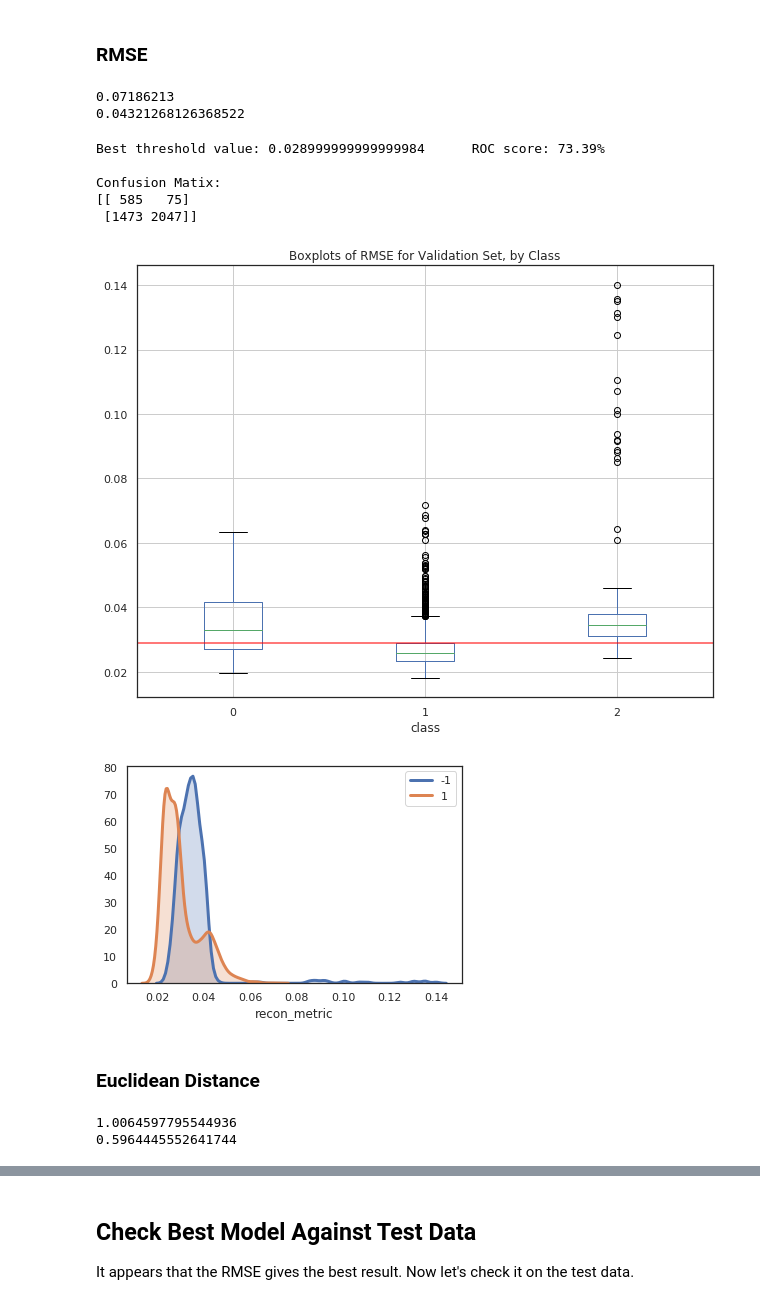
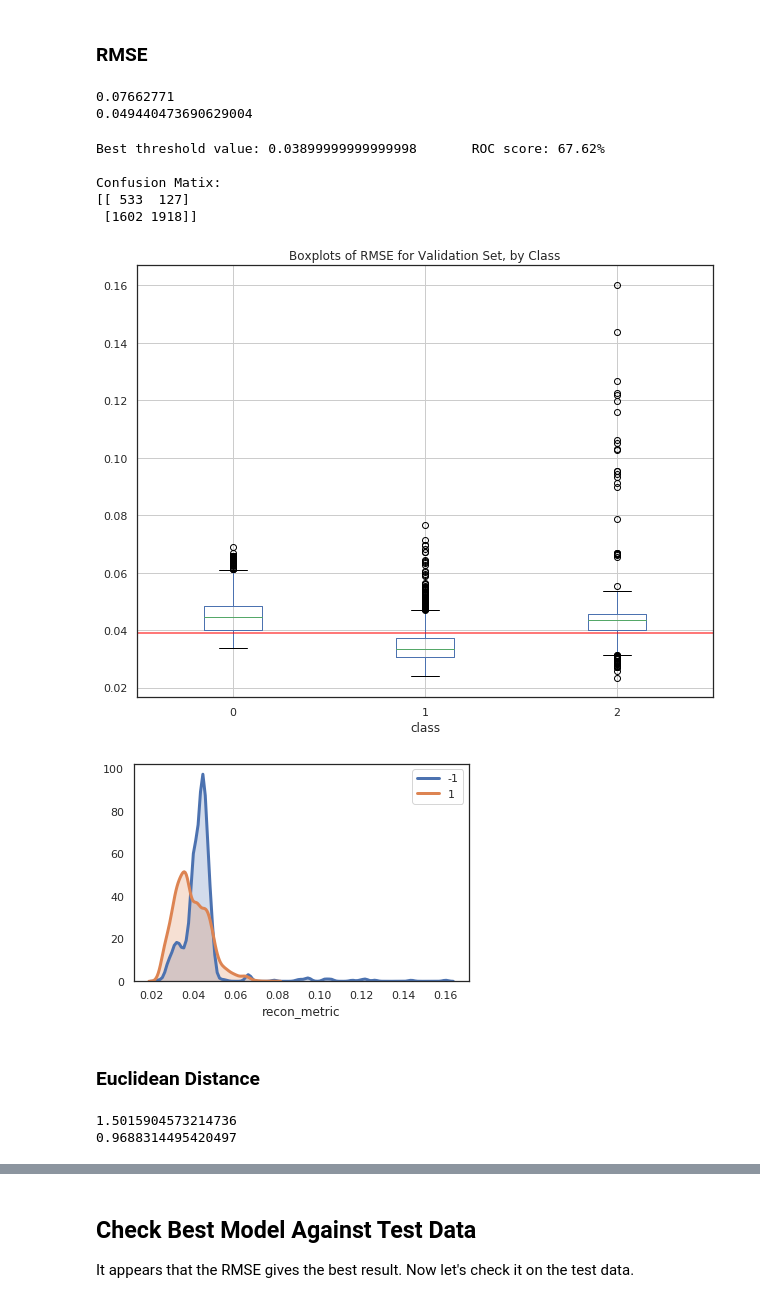
Before and after one commit to tvhahn/anomaly-pyconca, a Jupyter notebook: anom-detection-milling.ipynb, the cells around one changed output, grey strips where cells are left out. Saved outputs shown, nothing was run; the diff lists cells and outputs as text; code cells hidden in the pictures.

Commit message:
finished formatting

```diff
--- a/anom-detection-milling.ipynb
+++ b/anom-detection-milling.ipynb
@@ -489,8 +493,14 @@ conv_decoder.summary()
 
 # use tensorboard to track training
 log_dir="logs/" + datetime.datetime.now().strftime("%Y%m%d-%H%M%S")
-tensorboard_callback = tf.keras.callbacks.TensorBoard(log_dir=log_dir, histogram_freq=0,
-                                                      update_freq='epoch',profile_batch=0)
+tensorboard_callback = tf.keras.callbacks.TensorBoard(log_dir=log_dir,
+                                                      histogram_freq=0,
+                                                      update_freq='epoch',
+                                                      profile_batch=0)
+
+earlystop_callback = tf.keras.callbacks.EarlyStopping(monitor='val_mean_absolute_error',
+                                                      patience=4,
+                                                      restore_best_weights=True)
 # %% [output]
 Model: "sequential"
 _________________________________________________________________
@@ -512,7 +522,9 @@ _________________________________________________________________
 # %% [markdown]
 ## Train Model
 # %%
-history = conv_ae.fit(X_train_slim, X_train_slim, epochs=5,
-                      validation_data=[X_val_slim, X_val_slim],callbacks=[tensorboard_callback])
+history = conv_ae.fit(X_train_slim, X_train_slim,
+                      epochs=20,
+                      validation_data=[X_val_slim, X_val_slim],
+                      callbacks=[tensorboard_callback,earlystop_callback])
 # %% [output]
 Train on 11110 samples, validate on 3520 samples
@@ -660,11 +684,11 @@ for i in np.arange(0.0001, 0.2, 0.0001):
     roc_scores[i] = roc_val
 
 # return best roc_score and the threshold used to set it
-threshold_val = max(zip(roc_scores.values(), roc_scores.keys()))
-print('Best threshold value:', threshold_val[1],'\tROC score: {:.2%}'.format(threshold_val[0]))
+threshold_val_mse = max(zip(roc_scores.values(), roc_scores.keys()))
+print('Best threshold value:', threshold_val_mse[1],'\tROC score: {:.2%}'.format(threshold_val_mse[0]))
 
 # use the best threshold value to make a confusion matrix
-df = create_df_reconstruction(mse_recon_val, y_val, "recon_metric",class_to_remove, threshold_val[1])
+df = create_df_reconstruction(mse_recon_val, y_val, "recon_metric",class_to_remove, threshold_val_mse[1])
 
 
 # True Positive
@@ -680,7 +704,7 @@ print('\nConfusion Matrix:')
 print(confusion_matrix(df['true_class'], df['prediction']))
 
 fig, ax = plt.subplots(figsize=(10,8))
-df.boxplot(column=['recon_metric'], by='class', ax=ax).axhline(y=threshold_val[1],c='red',alpha=0.7)
+df.boxplot(column=['recon_metric'], by='class', ax=ax).axhline(y=threshold_val_mse[1],c='red',alpha=0.7)
 plt.title('Boxplots of MSE for X_valid, by Class')
 plt.suptitle('')
 plt.show()
@@ -727,54 +751,54 @@ rmse_recon_val = rmse(X_val, recon_val) # for complete validation dataset
 print(np.max(rmse_recon_val_slim))
 print(np.percentile(rmse_recon_val_slim,90))
 # %% [output]
-0.07186213
-0.04321268126368522
+0.07662771
+0.049440473690629004
 # %%
 roc_scores = {}
 for i in np.arange(0.01, 1.0, 0.001):
 
     threshold_val = i
     df = create_df_reconstruction(rmse_recon_val, y_val, "recon_metric",class_to_remove, threshold_val)
-    roc_val = roc_auc_score(df['new_class'], df['prediction'])
+    roc_val = roc_auc_score(df['true_class'], df['prediction'])
     roc_scores[i] = roc_val
 
 # return best roc_score and the threshold used to set it
-threshold_val = max(zip(roc_scores.values(), roc_scores.keys()))
-print('Best threshold value:', threshold_val[1],'\tROC score: {:.2%}'.format(threshold_val[0]))
+threshold_val_rmse = max(zip(roc_scores.values(), roc_scores.keys()))
+print('Best threshold value:', threshold_val_rmse[1],'\tROC score: {:.2%}'.format(threshold_val_rmse[0]))
 
 # use the best threshold value to make a confusion matrix
-df = create_df_reconstruction(rmse_recon_val, y_val, "recon_metric",class_to_remove, threshold_val[1])
+df = create_df_reconstruction(rmse_recon_val, y_val, "recon_metric",class_to_remove, threshold_val_rmse[1])
 
 print('\nConfusion Matix:')
-print(confusion_matrix(df['new_class'], df['prediction']))
+print(confusion_matrix(df['true_class'], df['prediction']))
 
 fig, ax = plt.subplots(figsize=(10,8))
-df.boxplot(column=['recon_metric'], by='class', ax=ax).axhline(y=threshold_val[1],c='red',alpha=0.7)
+df.boxplot(column=['recon_metric'], by='class', ax=ax).axhline(y=threshold_val_rmse[1],c='red',alpha=0.7)
 plt.title('Boxplots of RMSE for Validation Set, by Class')
 plt.suptitle('')
 plt.show()
 # %% [output]
-Best threshold value: 0.028999999999999984      ROC score: 73.39%
+Best threshold value: 0.03899999999999998       ROC score: 67.62%
 
 Confusion Matix:
-[[ 585   75]
- [1473 2047]]
+[[ 533  127]
+ [1602 1918]]
-[figure, old version]
+[figure, new version]
 # %%
 # examples of dist plots https://towardsdatascience.com/histograms-and-density-plots-in-python-f6bda88f5ac0
 import seaborn as sns
 
 class_list = [-1,1]
 for i in class_list:
-    subset = df[df['new_class'] == i]
+    subset = df[df['true_class'] == i]
 
     sns.distplot(subset['recon_metric'], hist = False, kde = True,
                  kde_kws = {'shade': True, 'linewidth': 3},
                  label = i)
 
 # plt.xlim(0,0.01)
 # %% [output]
-[figure, old version]
+[figure, new version]
 # %% [markdown]
 ### Euclidean Distance
 # %%
@@ -786,8 +810,8 @@ eu_recon_val = euclidean_distance(X_val, recon_val) # for complete validation da
 print(np.max(eu_recon_val_slim))
 print(np.percentile(eu_recon_val_slim,90))
 # %% [output]
-1.0064597795544936
-0.5964445552641744
+1.5015904573214736
+0.9688314495420497
 # %%
 roc_scores = {}
 for i in np.arange(0.01, 3, 0.01):
```
Also changed, not shown: parts of 13 cells of this notebook, 1 other file.
